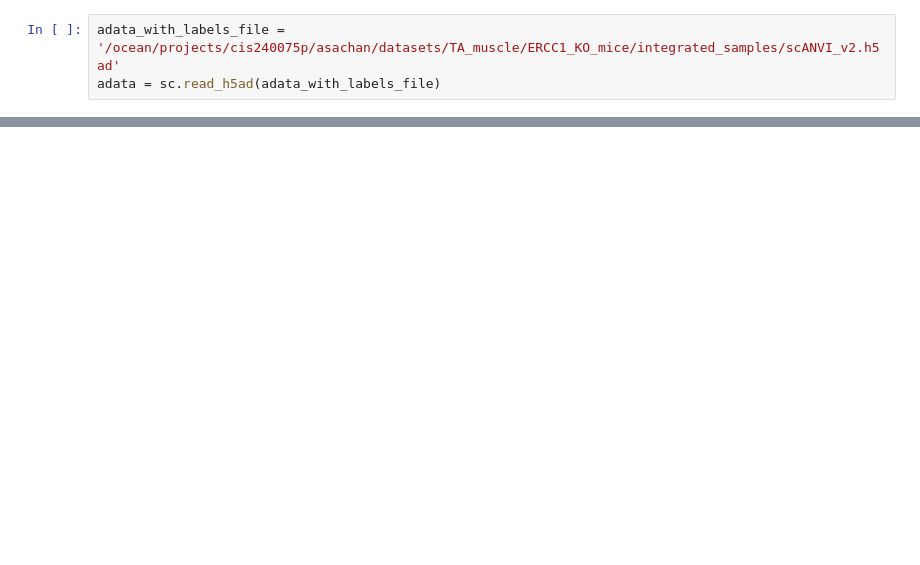
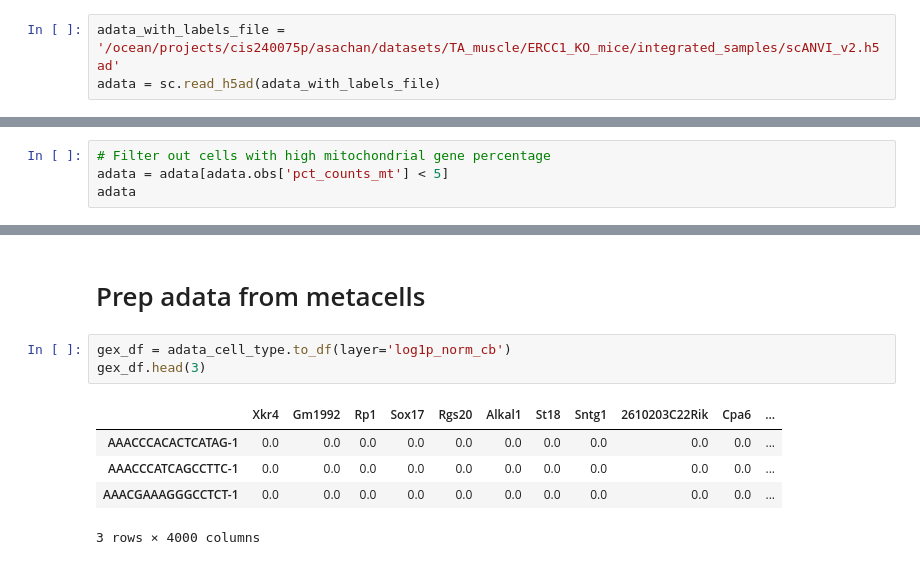
Before and after one commit to akanksha-sachan/TA_muscle_ageing, a Jupyter notebook: py_scripts/slide_analysis/meta_cell.ipynb, the cells around one changed output, grey strips where cells are left out. Saved outputs shown, nothing was run; the diff lists cells and outputs as text; blank space fills up the shorter version.

```diff
--- a/py_scripts/slide_analysis/meta_cell.ipynb
+++ b/py_scripts/slide_analysis/meta_cell.ipynb
@@ -29,0 +27,4 @@ sc.pl.pca(adata, color='sample')
+# %%
+# Filter out cells with high mitochondrial gene percentage
+adata = adata[adata.obs['pct_counts_mt'] < 5]
+adata
@@ -46,0 +113,11 @@ conch.run()
+# %% [markdown]
+# Prep adata from metacells
+# %%
+gex_df = adata_cell_type.to_df(layer='log1p_norm_cb')
+gex_df.head(3)
+# %% [output]
+|  | Xkr4 | Gm1992 | Rp1 | Sox17 | Rgs20 | Alkal1 | St18 | Sntg1 | 2610203C22Rik | Cpa6 | ... |
+| AAACCCACACTCATAG-1 | 0.0 | 0.0 | 0.0 | 0.0 | 0.0 | 0.0 | 0.0 | 0.0 | 0.0 | 0.0 | ... |
+| AAACCCATCAGCCTTC-1 | 0.0 | 0.0 | 0.0 | 0.0 | 0.0 | 0.0 | 0.0 | 0.0 | 0.0 | 0.0 | ... |
+| AAACGAAAGGGCCTCT-1 | 0.0 | 0.0 | 0.0 | 0.0 | 0.0 | 0.0 | 0.0 | 0.0 | 0.0 | 0.0 | ... |
+3 rows × 4000 columns
```
Also changed, not shown: parts of 17 cells of this notebook, 4 other files.
